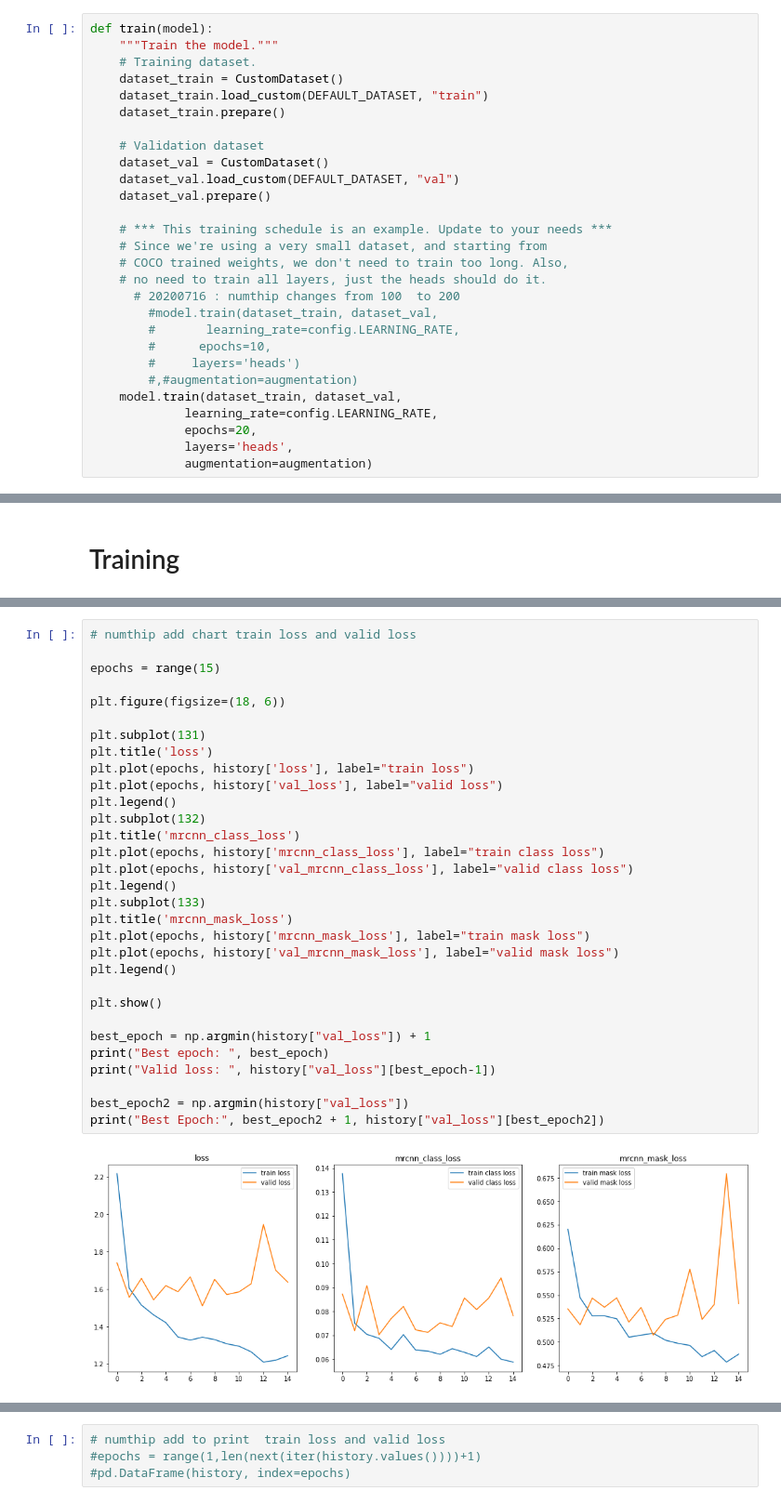
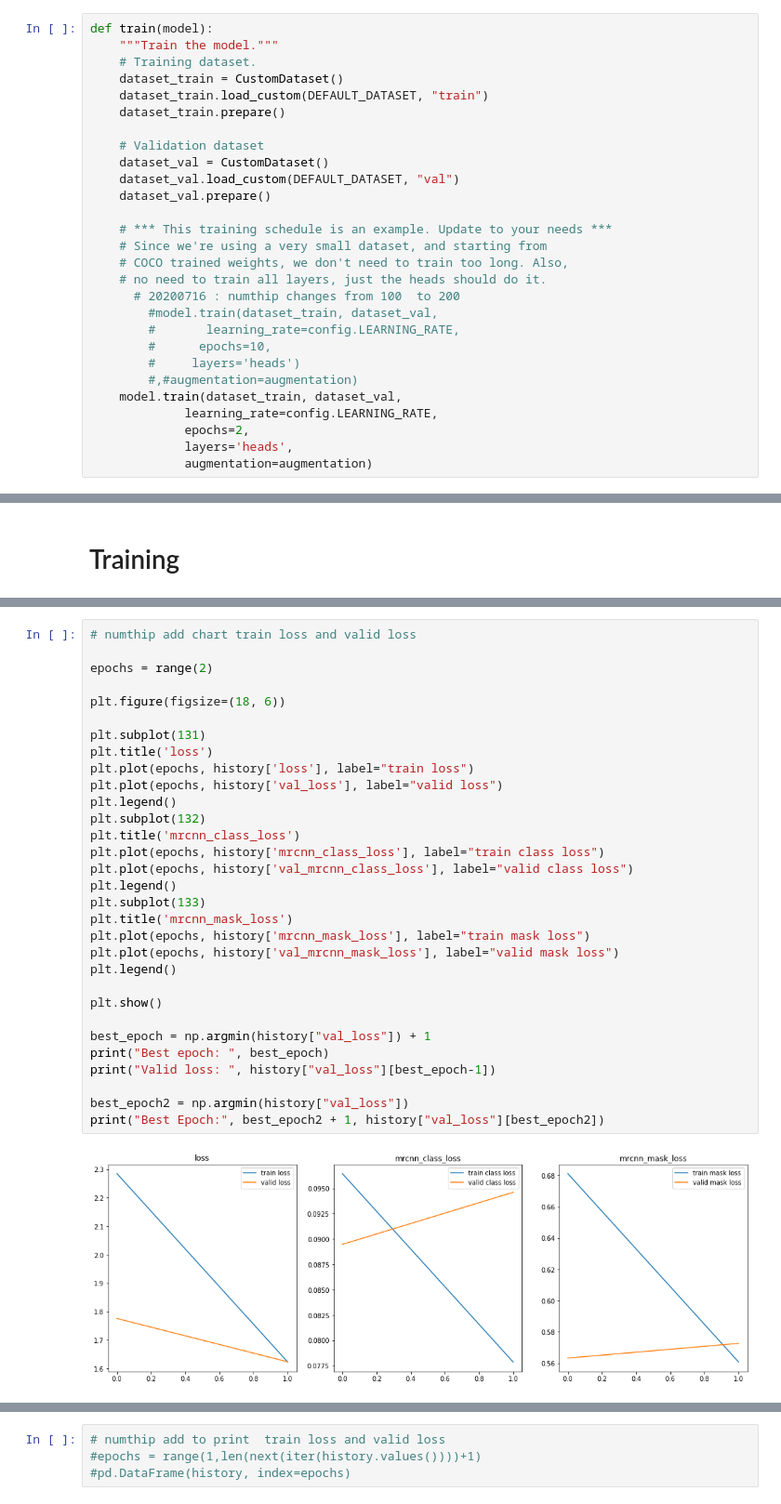
Before and after one commit to numthipka/CarDamageMaskRCNN, a Jupyter notebook: mask_rcnn_damage_detection/TrainingModel.ipynb, the cells around one changed output, grey strips where cells are left out. Shown at 93% size. Drawn from its saved outputs; the diff is of its cells as text.

```diff
--- a/mask_rcnn_damage_detection/TrainingModel.ipynb
+++ b/mask_rcnn_damage_detection/TrainingModel.ipynb
@@ -230,7 +234,7 @@ def train(model):
         #,#augmentation=augmentation)
     model.train(dataset_train, dataset_val,
              learning_rate=config.LEARNING_RATE,
-             epochs=20,
+             epochs=2,
              layers='heads',
              augmentation=augmentation)
 # %%
@@ -310,33 +332,33 @@ if __name__ == '__main__':
 # %%
 # numthip add chart train loss and valid loss
 
-epochs = range(15)
+epochs = range(2)
 
 plt.figure(figsize=(18, 6))
 
 plt.subplot(131)
 plt.title('loss')
 plt.plot(epochs, history['loss'], label="train loss")
 plt.plot(epochs, history['val_loss'], label="valid loss")
 plt.legend()
 plt.subplot(132)
 plt.title('mrcnn_class_loss')
 plt.plot(epochs, history['mrcnn_class_loss'], label="train class loss")
 plt.plot(epochs, history['val_mrcnn_class_loss'], label="valid class loss")
 plt.legend()
 plt.subplot(133)
 plt.title('mrcnn_mask_loss')
 plt.plot(epochs, history['mrcnn_mask_loss'], label="train mask loss")
 plt.plot(epochs, history['val_mrcnn_mask_loss'], label="valid mask loss")
 plt.legend()
 
 plt.show()
 
 best_epoch = np.argmin(history["val_loss"]) + 1
 print("Best epoch: ", best_epoch)
 print("Valid loss: ", history["val_loss"][best_epoch-1])
 
 best_epoch2 = np.argmin(history["val_loss"])
 print("Best Epoch:", best_epoch2 + 1, history["val_loss"][best_epoch2])
 # %% [output]
-[figure, old version]
+[figure, new version]
```
Also changed, not shown: parts of 4 cells of this notebook, 7 other files.
